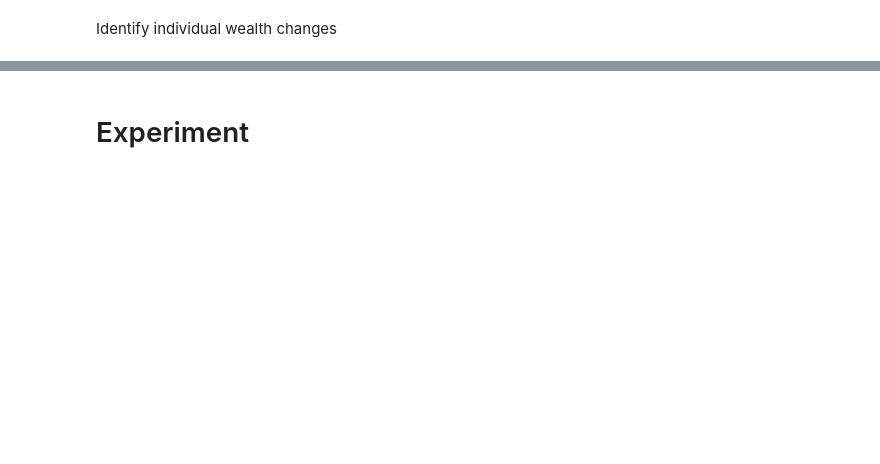
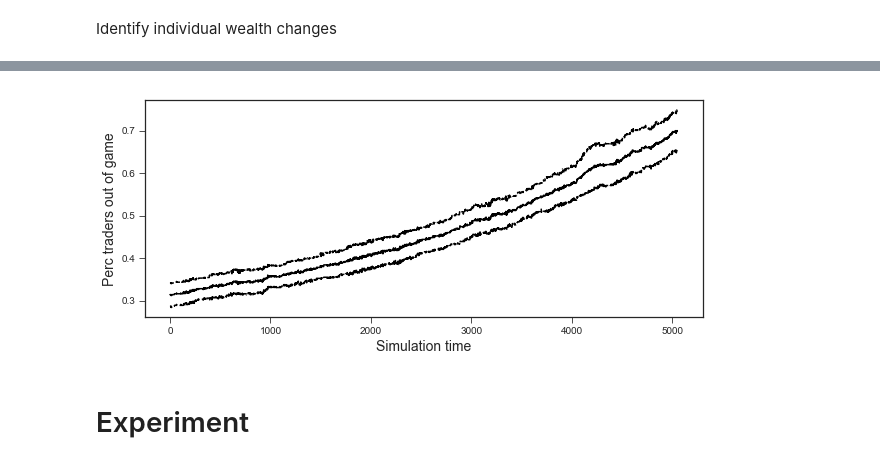
Before and after one commit to joerischasfoort/asset_volatility_wealth_inequality, a Jupyter notebook: volatility_inequality_model.ipynb, the cells around one changed output, grey strips where cells are left out. Cells and saved outputs as stored; diff of their text form; code cells hidden in the pictures; blank space fills up the shorter version.

```diff
--- a/volatility_inequality_model.ipynb
+++ b/volatility_inequality_model.ipynb
@@ -326,3 +354,49 @@ fig.savefig('baseline_dynamics.png', dpi=200, bbox_inches = 'tight', pad_inches
+# %%
+# lower_bound = price
+perc_traders_lower_bound_ot = []
+for seed, traders in enumerate(trdrs0):
+    perc_traders_lower_bound = []
+    for t in range(min(series_length) - 1):
+        #print(t)
+        money = np.array([x.var.money[t] for x in traders])
+        stocks = np.array([x.var.stocks[t] for x in traders])
+        wealth = money + (stocks * orbs0[seed].tick_close_price[t])
+
+        sorted_wealth = np.sort(wealth)
+        cumsum_wealth = pd.Series(np.cumsum(sorted_wealth) / sum(wealth))
+        perc_traders_bottom20 = cumsum_wealth[cumsum_wealth > 0.1].index[0] / float(len(wealth))
+        perc_traders_lower_bound.append(perc_traders_bottom20)
+
+    perc_traders_lower_bound_ot.append(perc_traders_lower_bound)
+# %%
+av_perc_tr_lb = []
+low_perc_tr_lb = []
+high_perc_tr_lb = []
+
+for t in range(min(series_length)-1):
+    t_ptlb = [g[t] for g in perc_traders_lower_bound_ot]
+    av_perc_tr_lb.append(np.mean(t_ptlb))
+    low, up = confidence_interval(t_ptlb, np.mean(t_ptlb))
+    low_perc_tr_lb.append(low)
+    high_perc_tr_lb.append(up)
+# %%
+# what I want to measure: people are getting too poor to trade
+fig, ax = plt.subplots(1, 1, figsize=(10,4))
+
+ax.plot(range(len(av_perc_tr_lb[:])), av_perc_tr_lb[:], 'k')
+ax.plot(range(len(low_perc_tr_lb[:])), low_perc_tr_lb[:], 'k--')
+ax.plot(range(len(high_perc_tr_lb[:])), high_perc_tr_lb[:], 'k--')
+ax.set_ylabel('Perc traders out of game', fontsize='14')
+
+
+
+ax.set_xlabel('Simulation time', fontsize='14')
+
+#ax3.set_xlabel('Agents', fontsize='14')
+
+fig.savefig('rise_of_poverty.png', dpi=200, bbox_inches = 'tight', pad_inches = 0)
+# %% [output]
+[figure, added]
 # %% [markdown]
 # Experiment
 # %%
```
Also changed, not shown: parts of 27 cells of this notebook, 4 other files.
